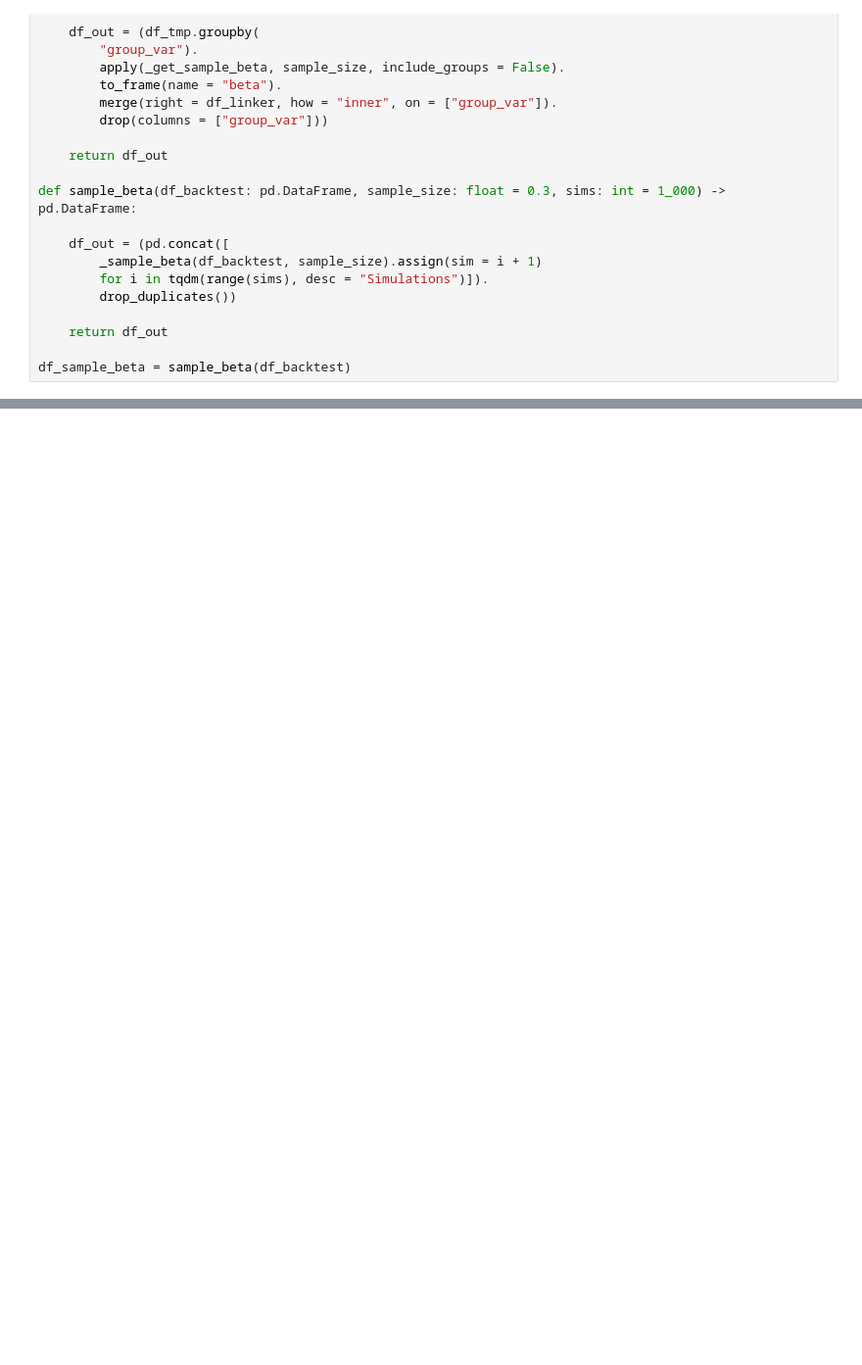
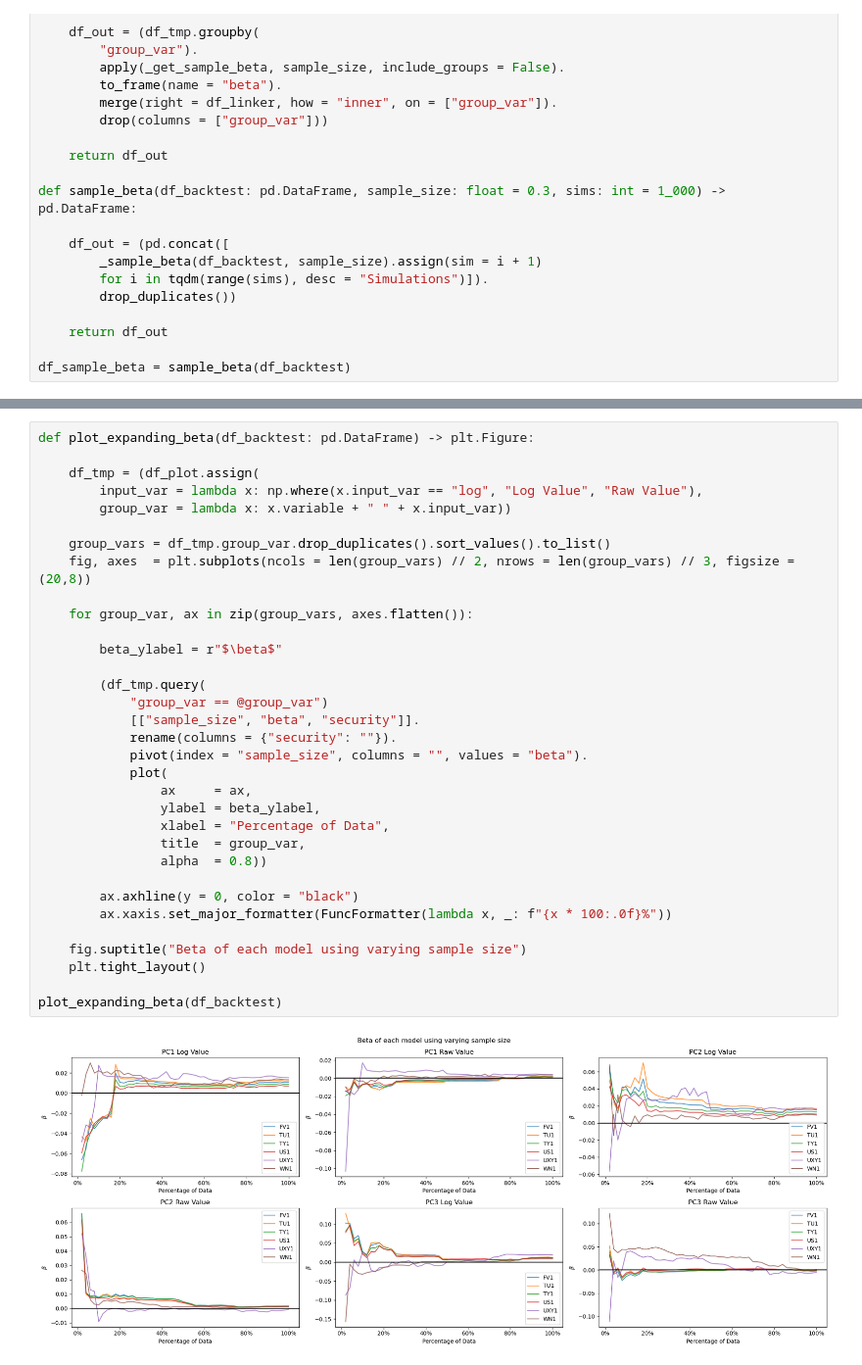
Before and after one commit to diegodalvarez/TreasuryInflationPCA, a Jupyter notebook: root/notebook/SignalAnalysis/SignalDirectionTest.ipynb, the cells around one changed output, grey strips where cells are left out. Shown at 98% size. Drawn from its saved outputs; the diff is of its cells as text; blank space fills up the shorter version.

```diff
--- a/root/notebook/SignalAnalysis/SignalDirectionTest.ipynb
+++ b/root/notebook/SignalAnalysis/SignalDirectionTest.ipynb
@@ -255,0 +331,35 @@ plot_sample_beta(df_sample_beta, df_beta, 30, 10_000)
+# %%
+def plot_expanding_beta(df_backtest: pd.DataFrame) -> plt.Figure:
+
+    df_tmp = (df_plot.assign(
+        input_var = lambda x: np.where(x.input_var == "log", "Log Value", "Raw Value"),
+        group_var = lambda x: x.variable + " " + x.input_var))
+
+    group_vars = df_tmp.group_var.drop_duplicates().sort_values().to_list()
+    fig, axes  = plt.subplots(ncols = len(group_vars) // 2, nrows = len(group_vars) // 3, figsize = (20,8))
+
+    for group_var, ax in zip(group_vars, axes.flatten()):
+
+        beta_ylabel = r"$\beta$"
+
+        (df_tmp.query(
+            "group_var == @group_var")
+            [["sample_size", "beta", "security"]].
+            rename(columns = {"security": ""}).
+            pivot(index = "sample_size", columns = "", values = "beta").
+            plot(
+                ax     = ax,
+                ylabel = beta_ylabel,
+                xlabel = "Percentage of Data",
+                title  = group_var,
+                alpha  = 0.8))
+
+        ax.axhline(y = 0, color = "black")
+        ax.xaxis.set_major_formatter(FuncFormatter(lambda x, _: f"{x * 100:.0f}%"))
+
+    fig.suptitle("Beta of each model using varying sample size")
+    plt.tight_layout()
+
+plot_expanding_beta(df_backtest)
+# %% [output]
+[figure, added]
```
Also changed, not shown: parts of 5 cells of this notebook, 4 other files.
